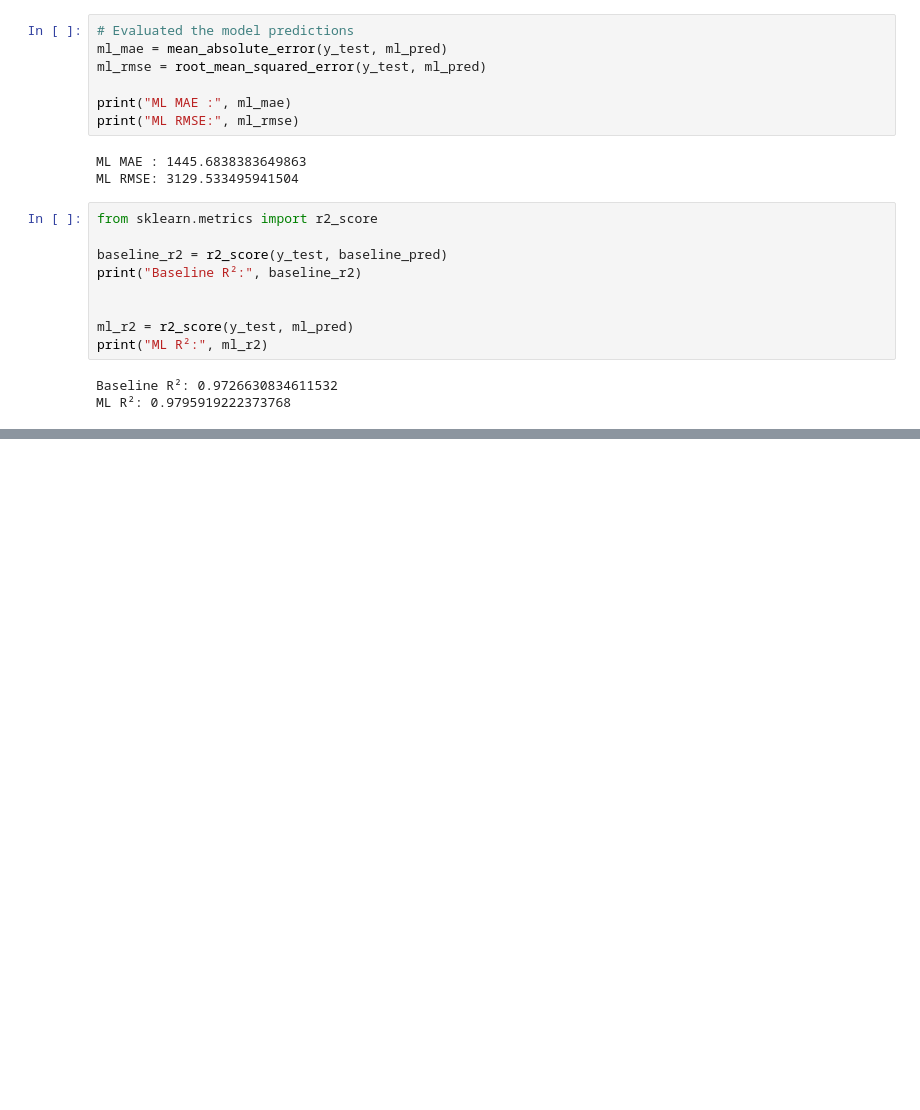
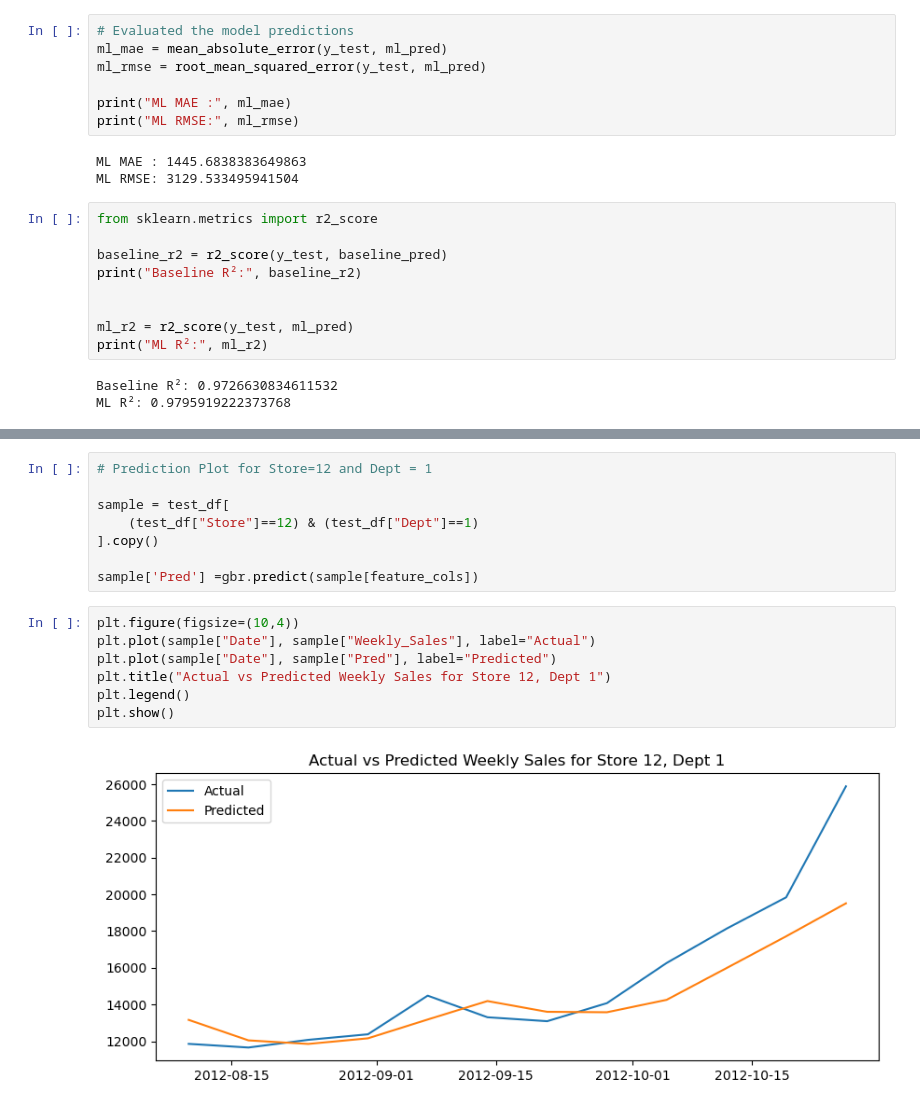
Before and after one commit to AnkurBhatt07/Integrated-Retail-Analytics-for-Store-Optimization-and-Demand-Forecasting, a Jupyter notebook: 5_demand_forecasting.ipynb, the cells around one changed output, grey strips where cells are left out. Drawn from its saved outputs; the diff is of its cells as text; blank space fills up the shorter version.

```diff
--- a/5_demand_forecasting.ipynb
+++ b/5_demand_forecasting.ipynb
@@ -245,0 +275,17 @@ ML R²: 0.9795919222373768
+# %%
+# Prediction Plot for Store=12 and Dept = 1
+
+sample = test_df[
+    (test_df["Store"]==12) & (test_df["Dept"]==1)
+].copy()
+
+sample['Pred'] =gbr.predict(sample[feature_cols])
+# %%
+plt.figure(figsize=(10,4))
+plt.plot(sample["Date"], sample["Weekly_Sales"], label="Actual")
+plt.plot(sample["Date"], sample["Pred"], label="Predicted")
+plt.title("Actual vs Predicted Weekly Sales for Store 12, Dept 1")
+plt.legend()
+plt.show()
+# %% [output]
+[figure, added]
```
Also changed, not shown: parts of 4 cells of this notebook, 8 other files.
